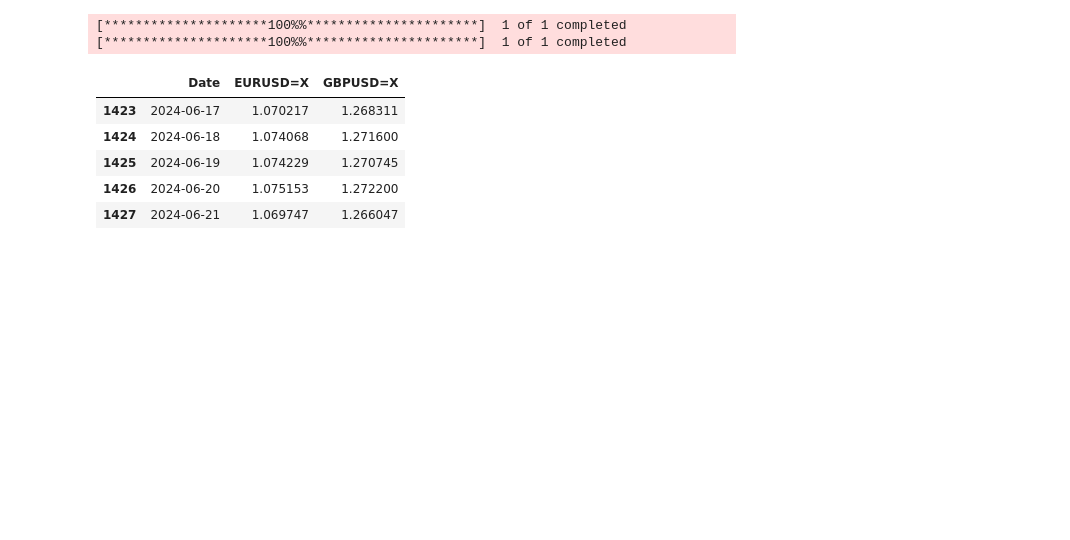
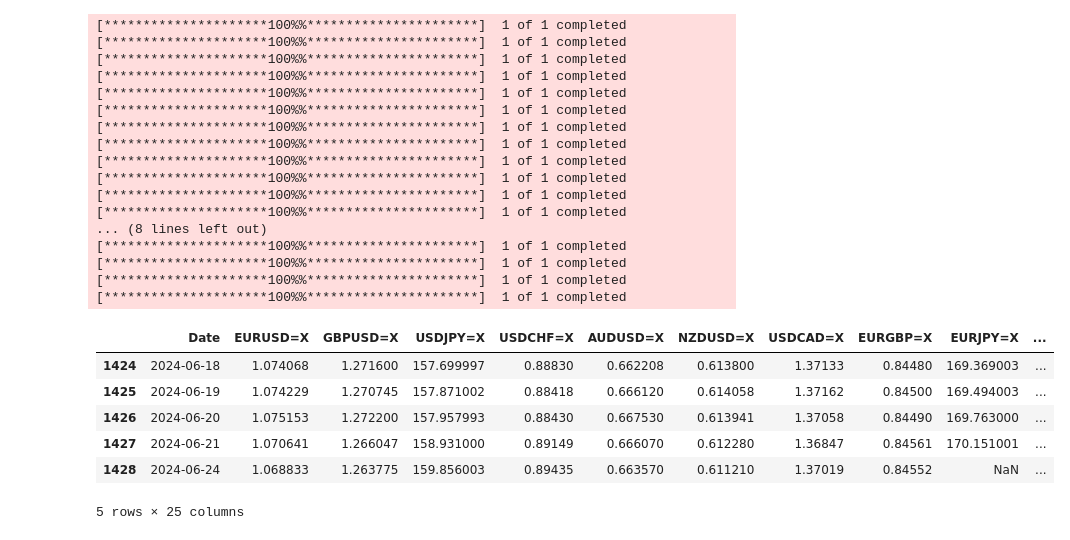
Before and after one commit to mburley127/FXHedging, a Jupyter notebook: FX_Advanced_PairsTrading/BetaHedge.ipynb, the cells around one changed output. Drawn from its saved outputs; the diff is of its cells as text; code cells hidden in the pictures; blank space fills up the shorter version.

```diff
--- a/FX_Advanced_PairsTrading/BetaHedge.ipynb
+++ b/FX_Advanced_PairsTrading/BetaHedge.ipynb
@@ -4,15 +5,36 @@ from AdvPairsFunctions import import_fx_data, plot_forex, daily_returns, get_bet
 # %%
 ### Call Function to Load in Rate Data
-forex_pairs = ['EURUSD=X', 'GBPUSD=X']
+all_forex_pairs = [
+        'EURUSD=X', 'GBPUSD=X', 'USDJPY=X', 'USDCHF=X', 'AUDUSD=X', 'NZDUSD=X',
+        'USDCAD=X', 'EURGBP=X', 'EURJPY=X', 'EURCHF=X', 'EURAUD=X', 'EURNZD=X',
+        'EURCAD=X', 'GBPAUD=X', 'GBPJPY=X', 'GBPCHF=X', 'AUDJPY=X', 'AUDCHF=X',
+        'AUDNZD=X', 'NZDJPY=X', 'NZDCHF=X', 'CADJPY=X', 'CADCHF=X', 'CHFJPY=X'
+    ]
 start_date = '2019-01-01'
-forex_data = import_fx_data(forex_pairs, start_date)
+forex_data = import_fx_data(all_forex_pairs, start_date)
 forex_data.tail()
 # %% [output]
 [*********************100%%**********************]  1 of 1 completed
 [*********************100%%**********************]  1 of 1 completed
+[*********************100%%**********************]  1 of 1 completed
+[*********************100%%**********************]  1 of 1 completed
+[*********************100%%**********************]  1 of 1 completed
+[*********************100%%**********************]  1 of 1 completed
+[*********************100%%**********************]  1 of 1 completed
+[*********************100%%**********************]  1 of 1 completed
+[*********************100%%**********************]  1 of 1 completed
+[*********************100%%**********************]  1 of 1 completed
+[*********************100%%**********************]  1 of 1 completed
+[*********************100%%**********************]  1 of 1 completed
+... (8 lines left out)
+[*********************100%%**********************]  1 of 1 completed
+[*********************100%%**********************]  1 of 1 completed
+[*********************100%%**********************]  1 of 1 completed
+[*********************100%%**********************]  1 of 1 completed
-|  | Date | EURUSD=X | GBPUSD=X |
-| 1423 | 2024-06-17 | 1.070217 | 1.268311 |
-| 1424 | 2024-06-18 | 1.074068 | 1.271600 |
-| 1425 | 2024-06-19 | 1.074229 | 1.270745 |
-| 1426 | 2024-06-20 | 1.075153 | 1.272200 |
-| 1427 | 2024-06-21 | 1.069747 | 1.266047 |
+|  | Date | EURUSD=X | GBPUSD=X | USDJPY=X | USDCHF=X | AUDUSD=X | NZDUSD=X | USDCAD=X | EURGBP=X | EURJPY=X | ... |
+| 1424 | 2024-06-18 | 1.074068 | 1.271600 | 157.699997 | 0.88830 | 0.662208 | 0.613800 | 1.37133 | 0.84480 | 169.369003 | ... |
+| 1425 | 2024-06-19 | 1.074229 | 1.270745 | 157.871002 | 0.88418 | 0.666120 | 0.614058 | 1.37162 | 0.84500 | 169.494003 | ... |
+| 1426 | 2024-06-20 | 1.075153 | 1.272200 | 157.957993 | 0.88430 | 0.667530 | 0.613941 | 1.37058 | 0.84490 | 169.763000 | ... |
+| 1427 | 2024-06-21 | 1.070641 | 1.266047 | 158.931000 | 0.89149 | 0.666070 | 0.612280 | 1.36847 | 0.84561 | 170.151001 | ... |
+| 1428 | 2024-06-24 | 1.068833 | 1.263775 | 159.856003 | 0.89435 | 0.663570 | 0.611210 | 1.37019 | 0.84552 | NaN | ... |
+5 rows × 25 columns
```
Also changed, not shown: parts of 7 cells of this notebook.
